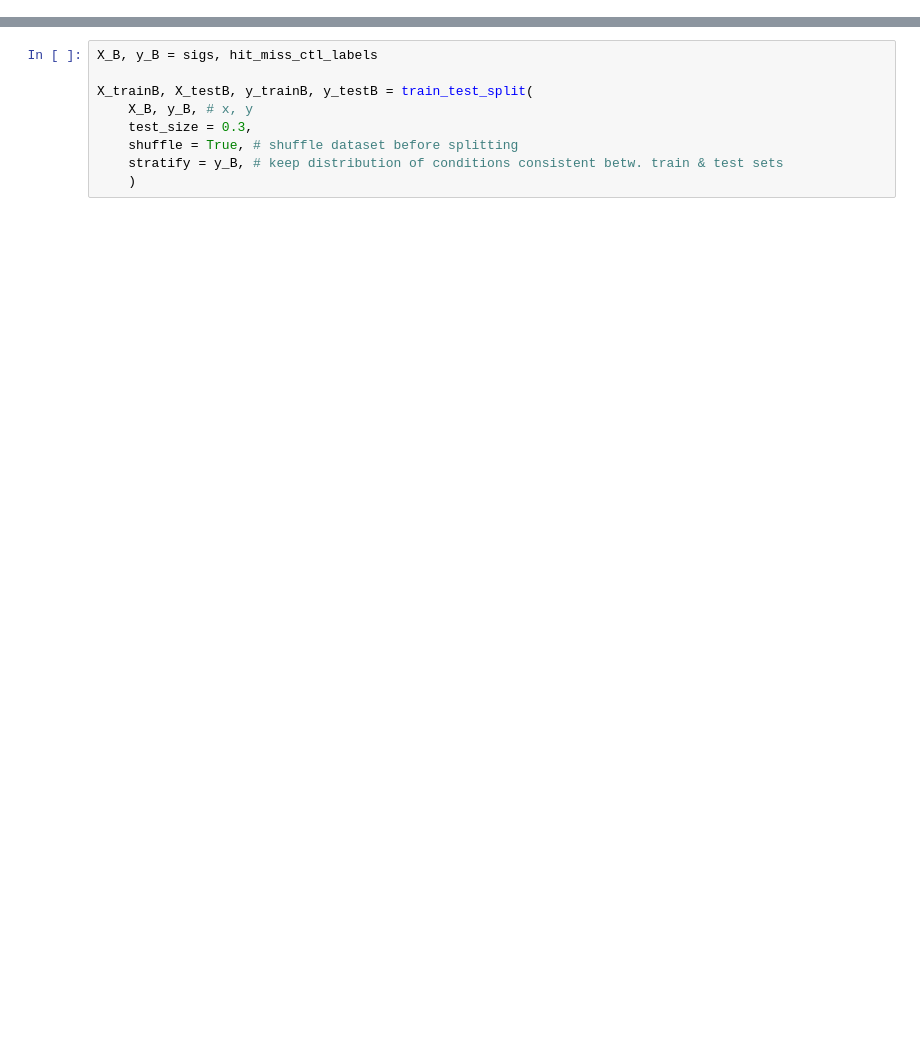
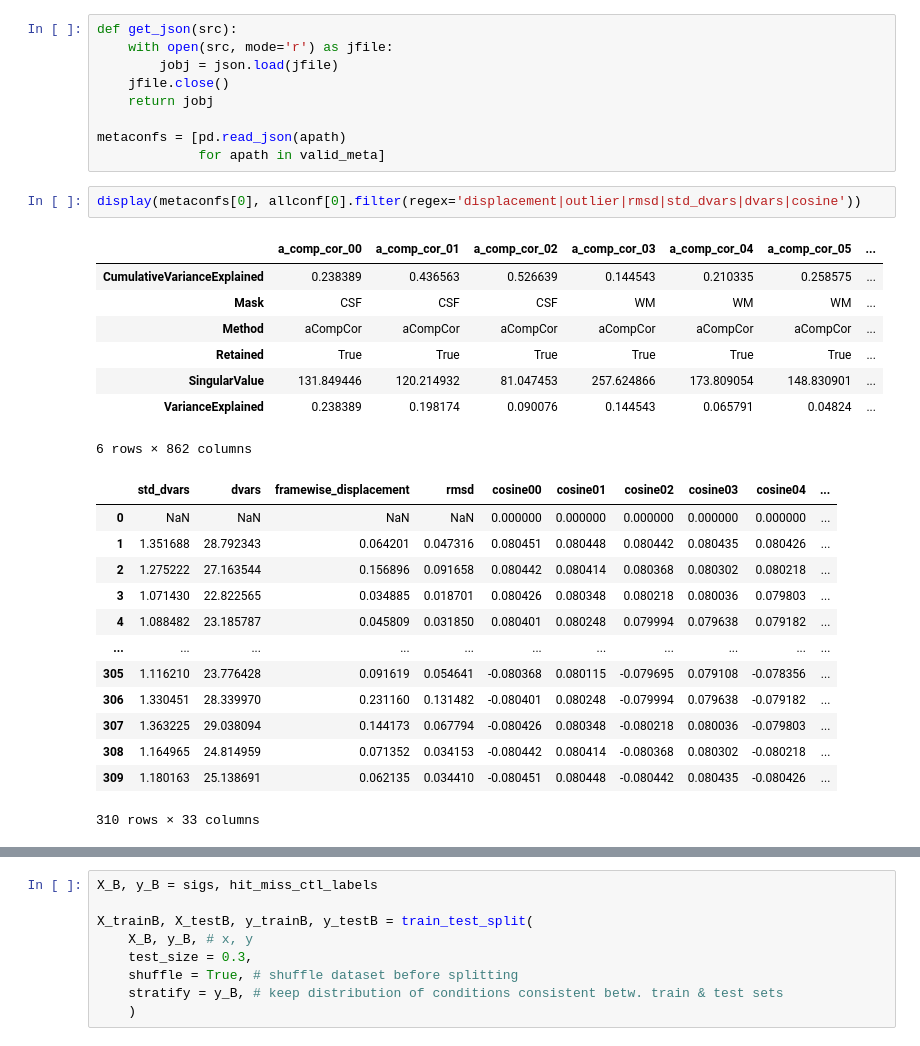
Before and after one commit to courtois-neuromod/cimaq_memory, a Jupyter notebook: extract_features/Untitled.ipynb, the cells around one changed output, grey strips where cells are left out. Cells and saved outputs as stored; diff of their text form; blank space fills up the shorter version.

```diff
--- a/extract_features/Untitled.ipynb
+++ b/extract_features/Untitled.ipynb
@@ -263,0 +148,33 @@ X_train, X_test, y_train, y_test = train_test_split(
+# %%
+def get_json(src):
+    with open(src, mode='r') as jfile:
+        jobj = json.load(jfile)
+    jfile.close()
+    return jobj
+
+metaconfs = [pd.read_json(apath)
+             for apath in valid_meta]
+# %%
+display(metaconfs[0], allconf[0].filter(regex='displacement|outlier|rmsd|std_dvars|dvars|cosine'))
+# %% [output]
+|  | a_comp_cor_00 | a_comp_cor_01 | a_comp_cor_02 | a_comp_cor_03 | a_comp_cor_04 | a_comp_cor_05 | ... |
+| CumulativeVarianceExplained | 0.238389 | 0.436563 | 0.526639 | 0.144543 | 0.210335 | 0.258575 | ... |
+| Mask | CSF | CSF | CSF | WM | WM | WM | ... |
+| Method | aCompCor | aCompCor | aCompCor | aCompCor | aCompCor | aCompCor | ... |
+| Retained | True | True | True | True | True | True | ... |
+| SingularValue | 131.849446 | 120.214932 | 81.047453 | 257.624866 | 173.809054 | 148.830901 | ... |
+| VarianceExplained | 0.238389 | 0.198174 | 0.090076 | 0.144543 | 0.065791 | 0.04824 | ... |
+6 rows × 862 columns
+|  | std_dvars | dvars | framewise_displacement | rmsd | cosine00 | cosine01 | cosine02 | cosine03 | cosine04 | ... |
+| 0 | NaN | NaN | NaN | NaN | 0.000000 | 0.000000 | 0.000000 | 0.000000 | 0.000000 | ... |
+| 1 | 1.351688 | 28.792343 | 0.064201 | 0.047316 | 0.080451 | 0.080448 | 0.080442 | 0.080435 | 0.080426 | ... |
+| 2 | 1.275222 | 27.163544 | 0.156896 | 0.091658 | 0.080442 | 0.080414 | 0.080368 | 0.080302 | 0.080218 | ... |
+| 3 | 1.071430 | 22.822565 | 0.034885 | 0.018701 | 0.080426 | 0.080348 | 0.080218 | 0.080036 | 0.079803 | ... |
+| 4 | 1.088482 | 23.185787 | 0.045809 | 0.031850 | 0.080401 | 0.080248 | 0.079994 | 0.079638 | 0.079182 | ... |
+| ... | ... | ... | ... | ... | ... | ... | ... | ... | ... | ... |
+| 305 | 1.116210 | 23.776428 | 0.091619 | 0.054641 | -0.080368 | 0.080115 | -0.079695 | 0.079108 | -0.078356 | ... |
+| 306 | 1.330451 | 28.339970 | 0.231160 | 0.131482 | -0.080401 | 0.080248 | -0.079994 | 0.079638 | -0.079182 | ... |
+| 307 | 1.363225 | 29.038094 | 0.144173 | 0.067794 | -0.080426 | 0.080348 | -0.080218 | 0.080036 | -0.079803 | ... |
+| 308 | 1.164965 | 24.814959 | 0.071352 | 0.034153 | -0.080442 | 0.080414 | -0.080368 | 0.080302 | -0.080218 | ... |
+| 309 | 1.180163 | 25.138691 | 0.062135 | 0.034410 | -0.080451 | 0.080448 | -0.080442 | 0.080435 | -0.080426 | ... |
+310 rows × 33 columns
```
Also changed, not shown: parts of 200 cells of this notebook, 29 other files.
